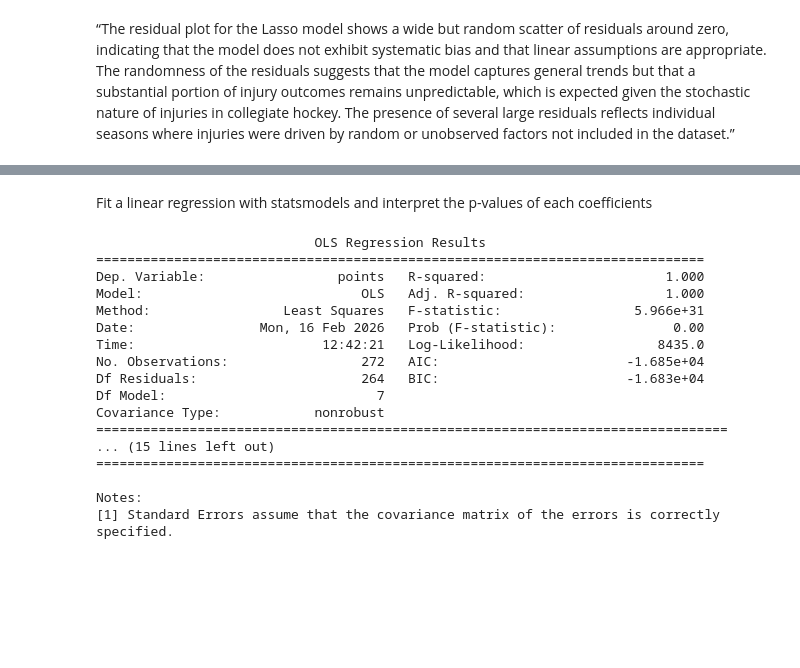
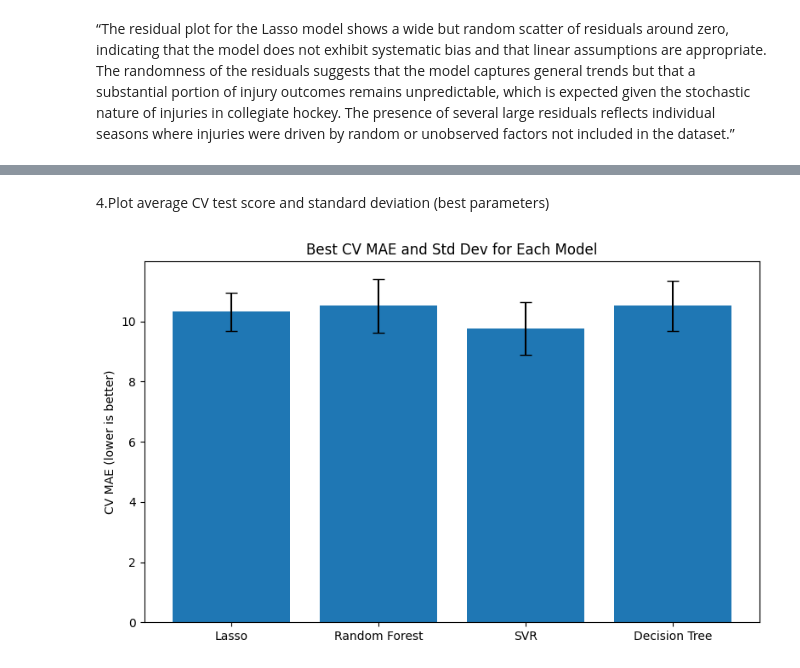
Before and after one commit to Clarkson-Applied-Data-Science/2026_01_ia690_jimu_capstone, a Jupyter notebook: capstone project.ipynb, the cells around one changed output, grey strips where cells are left out. Cells and saved outputs as stored; diff of their text form; code cells hidden in the pictures; blank space fills up the shorter version.

Commit message:
Reversing OLS and testing
reversing the OLS and Plotting the model with the best performance and interpreting

```diff
--- a/capstone project.ipynb
+++ b/capstone project.ipynb
@@ -278,30 +444,29 @@ df = df.dropna(subset=features + [target])
-# %% [markdown]
-Fit a linear regression with statsmodels and interpret the p-values of each coefficients
+# %% [markdown]
+4.Plot average CV test score and standard deviation (best parameters)
 # %%
-import statsmodels.api as sm
+models = {
+    "Lasso": lasso_grid,
+    "Random Forest": rf_grid,
+    "SVR": svr_grid,
+    "Decision Tree": dt_grid
+}
 
-X = df[features]
-y = df[target]
+mean_scores = []
+std_scores = []
+names = []
 
-X = sm.add_constant(X)
+for name, grid in models.items():
+    cv_results = grid.cv_results_
+    best_idx = grid.best_index_
+    mean_scores.append(-cv_results["mean_test_score"][best_idx])  # MAE
+    std_scores.append(cv_results["std_test_score"][best_idx])
+    names.append(name)
 
-model = sm.OLS(y, X).fit()
-print(model.summary())
+plt.figure(figsize=(8, 5))
+plt.bar(names, mean_scores, yerr=std_scores, capsize=5)
+plt.ylabel("CV MAE (lower is better)")
+plt.title("Best CV MAE and Std Dev for Each Model")
+plt.tight_layout()
+plt.show()
 # %% [output]
-                            OLS Regression Results
-==============================================================================
-Dep. Variable:                 points   R-squared:                       1.000
-Model:                            OLS   Adj. R-squared:                  1.000
-Method:                 Least Squares   F-statistic:                 5.966e+31
-Date:                Mon, 16 Feb 2026   Prob (F-statistic):               0.00
-Time:                        12:42:21   Log-Likelihood:                 8435.0
-No. Observations:                 272   AIC:                        -1.685e+04
-Df Residuals:                     264   BIC:                        -1.683e+04
-Df Model:                           7
-Covariance Type:            nonrobust
-=================================================================================
-... (15 lines left out)
-==============================================================================
-
-Notes:
-[1] Standard Errors assume that the covariance matrix of the errors is correctly specified.
+[figure, added]
```
Also changed, not shown: parts of 22 cells of this notebook, 1 other file.
